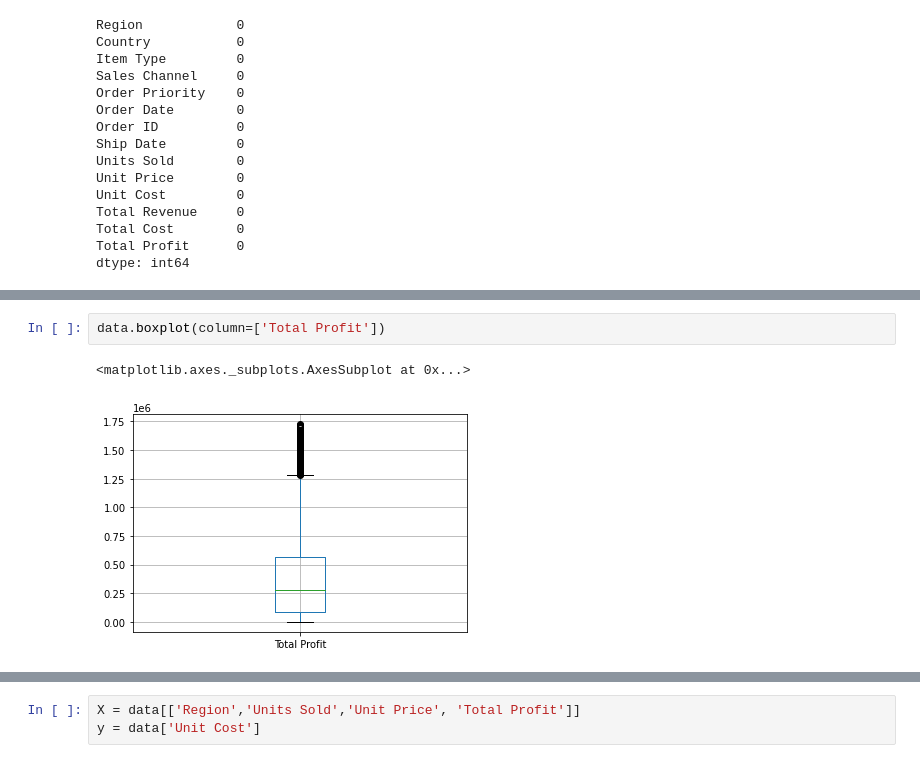
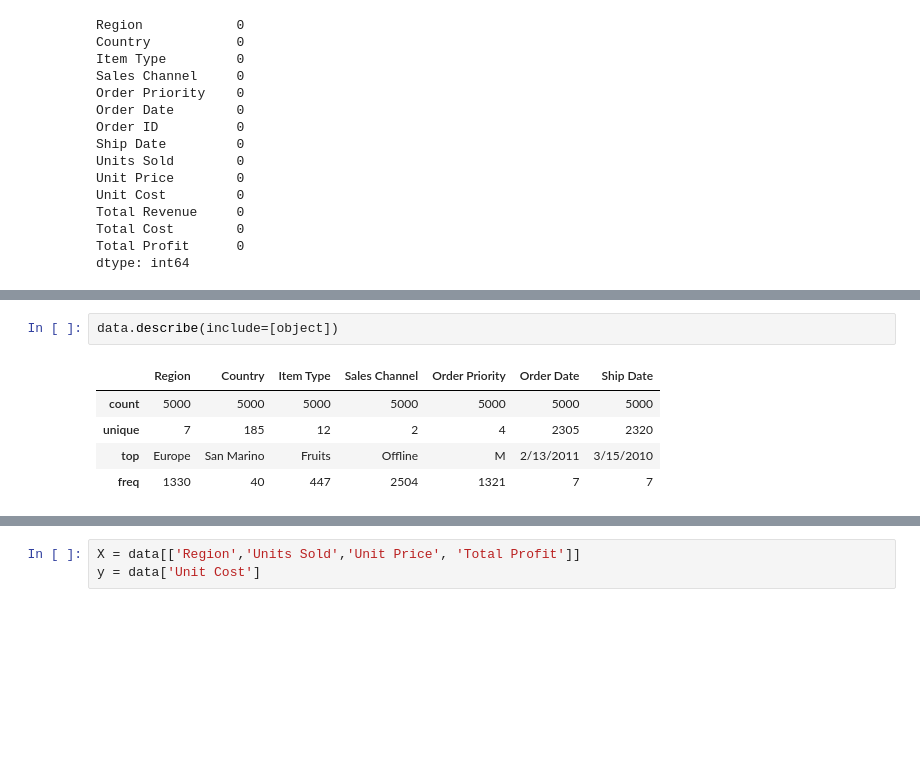
Before and after one commit to JongBeomPark78/DAP, a Jupyter notebook: Data_Analysis_final.ipynb, the cells around one changed output, grey strips where cells are left out. Saved outputs shown, nothing was run; the diff lists cells and outputs as text; blank space fills up the shorter version.

```diff
--- a/Data_Analysis_final.ipynb
+++ b/Data_Analysis_final.ipynb
@@ -46,5 +52,8 @@ data['Total Profit'].hist(bins=5000)
-# %%
-data.boxplot(column=['Total Profit'])
-# %% [output]
-<matplotlib.axes._subplots.AxesSubplot at 0x...>
-[figure, removed]
+# %%
+data.describe(include=[object])
+# %% [output]
+|  | Region | Country | Item Type | Sales Channel | Order Priority | Order Date | Ship Date |
+| count | 5000 | 5000 | 5000 | 5000 | 5000 | 5000 | 5000 |
+| unique | 7 | 185 | 12 | 2 | 4 | 2305 | 2320 |
+| top | Europe | San Marino | Fruits | Offline | M | 2/13/2011 | 3/15/2010 |
+| freq | 1330 | 40 | 447 | 2504 | 1321 | 7 | 7 |
```
Also changed, not shown: parts of 12 cells of this notebook.
